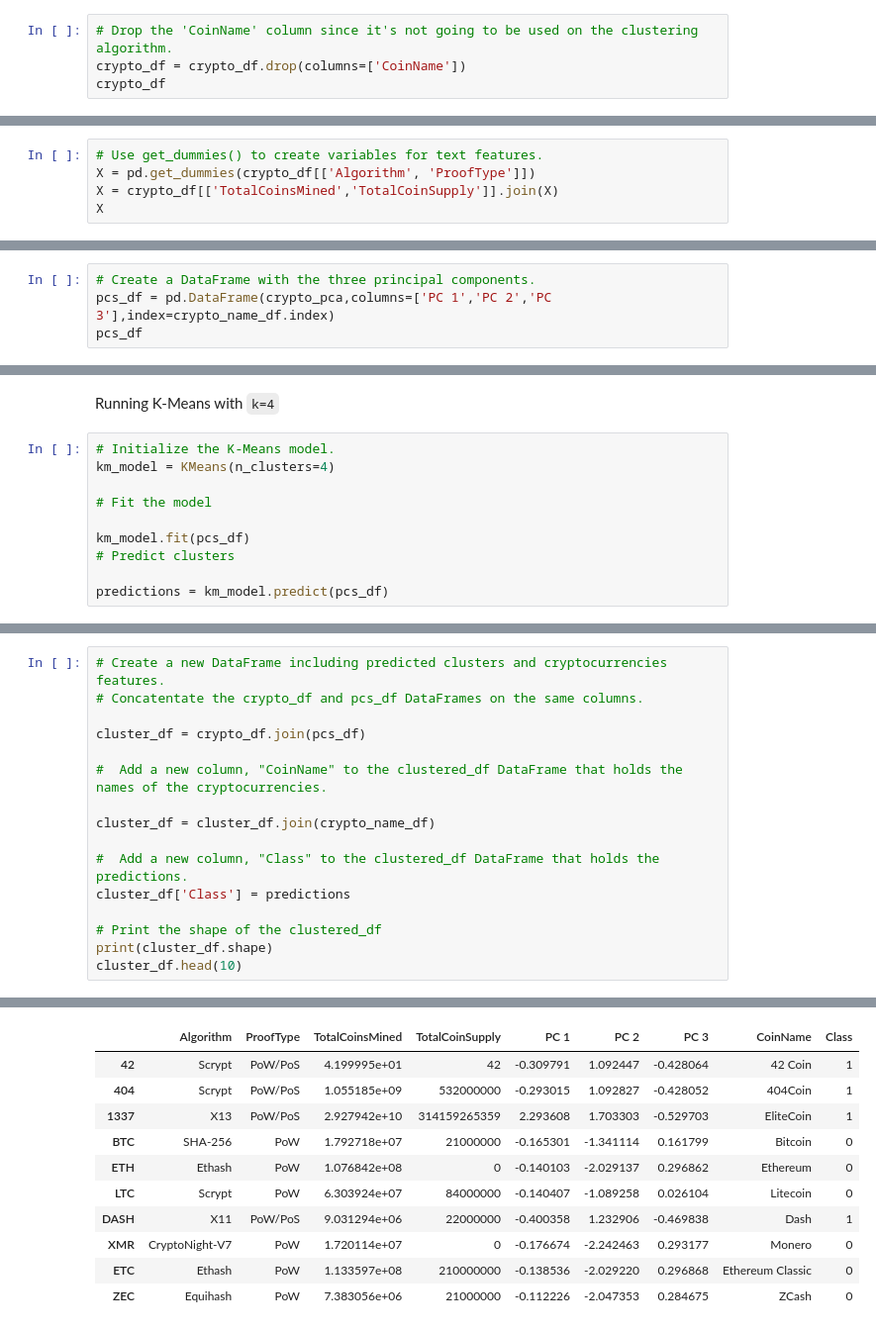
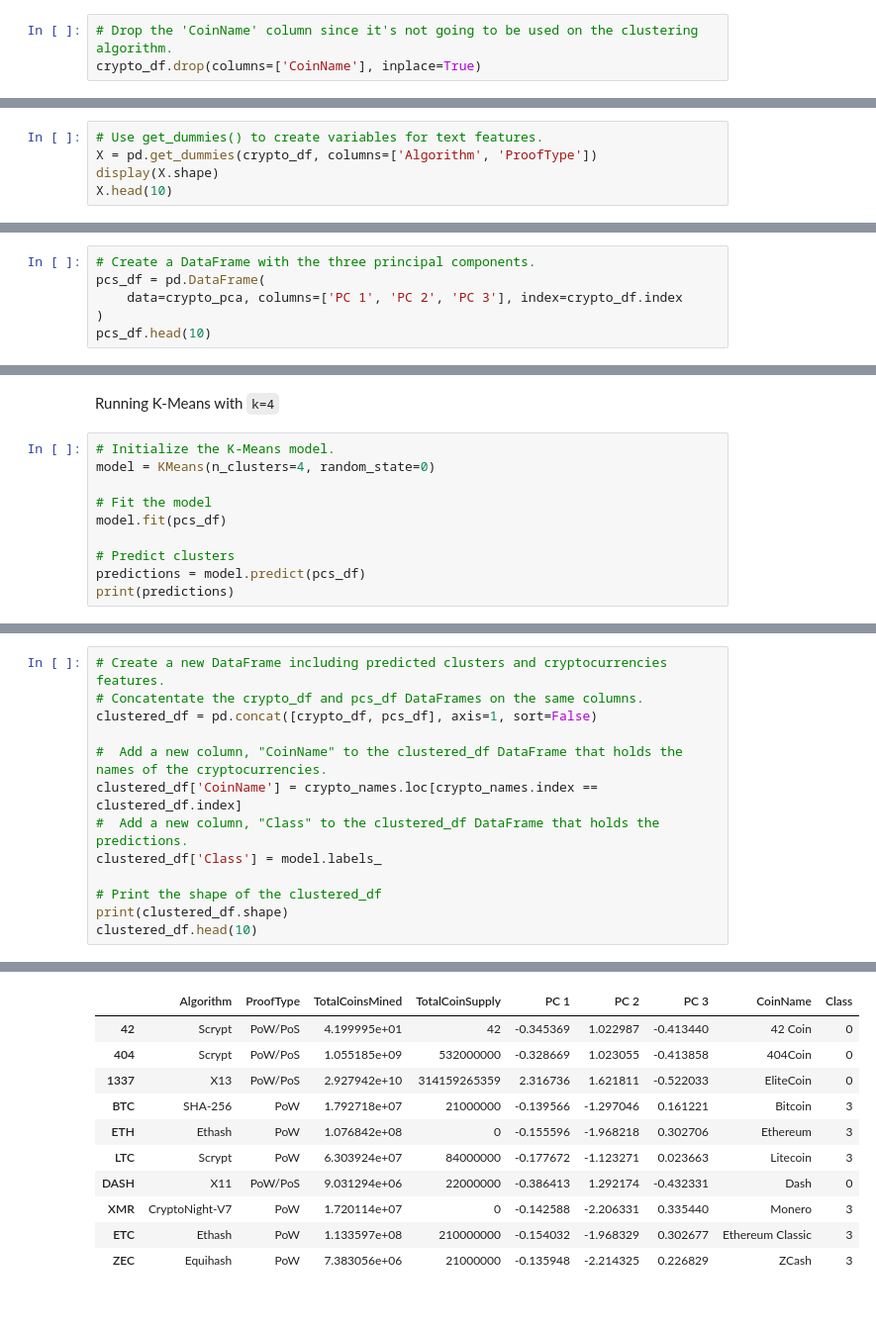
Before and after one commit to LJD0/Cryptocurrency_Clustering, a Jupyter notebook: crypto_clustering.ipynb, the cells around one changed output, grey strips where cells are left out. Shown: that part at 99% size. Cells and saved outputs as stored; diff of their text form.

```diff
--- a/crypto_clustering.ipynb
+++ b/crypto_clustering.ipynb
@@ -65,4 +78,3 @@ crypto_name_df
 # %%
 # Drop the 'CoinName' column since it's not going to be used on the clustering algorithm.
-crypto_df = crypto_df.drop(columns=['CoinName'])
-crypto_df
+crypto_df.drop(columns=['CoinName'], inplace=True)
@@ -83,6 +81,6 @@ crypto_df
 # %%
 # Use get_dummies() to create variables for text features.
-X = pd.get_dummies(crypto_df[['Algorithm', 'ProofType']])
-X = crypto_df[['TotalCoinsMined','TotalCoinSupply']].join(X)
-X
+X = pd.get_dummies(crypto_df, columns=['Algorithm', 'ProofType'])
+display(X.shape)
+X.head(10)
 # %% [output]
@@ -127,6 +135,8 @@ crypto_pca = pca.fit_transform(X_scaled)
 # %%
 # Create a DataFrame with the three principal components.
-pcs_df = pd.DataFrame(crypto_pca,columns=['PC 1','PC 2','PC 3'],index=crypto_name_df.index)
-pcs_df
+pcs_df = pd.DataFrame(
+    data=crypto_pca, columns=['PC 1', 'PC 2', 'PC 3'], index=crypto_df.index
+)
+pcs_df.head(10)
 # %% [output]
 |  | PC 1 | PC 2 | PC 3 |
@@ -169,11 +175,11 @@ df_elbow.hvplot.line(x="k", y="inertia", xticks=k, title="Elbow Curve")
 Running K-Means with `k=4`
 # %%
 # Initialize the K-Means model.
-km_model = KMeans(n_clusters=4)
+model = KMeans(n_clusters=4, random_state=0)
 
 # Fit the model
+model.fit(pcs_df)
 
-km_model.fit(pcs_df)
 # Predict clusters
-
-predictions = km_model.predict(pcs_df)
+predictions = model.predict(pcs_df)
+print(predictions)
@@ -180,29 +202,26 @@ predictions = km_model.predict(pcs_df)
 # %%
 # Create a new DataFrame including predicted clusters and cryptocurrencies features.
 # Concatentate the crypto_df and pcs_df DataFrames on the same columns.
-
-cluster_df = crypto_df.join(pcs_df)
+clustered_df = pd.concat([crypto_df, pcs_df], axis=1, sort=False)
 
 #  Add a new column, "CoinName" to the clustered_df DataFrame that holds the names of the cryptocurrencies.
-
-cluster_df = cluster_df.join(crypto_name_df)
-
+clustered_df['CoinName'] = crypto_names.loc[crypto_names.index == clustered_df.index]
 #  Add a new column, "Class" to the clustered_df DataFrame that holds the predictions.
-cluster_df['Class'] = predictions
+clustered_df['Class'] = model.labels_
 
 # Print the shape of the clustered_df
-print(cluster_df.shape)
-cluster_df.head(10)
+print(clustered_df.shape)
+clustered_df.head(10)
 # %% [output]
 (532, 9)
 |  | Algorithm | ProofType | TotalCoinsMined | TotalCoinSupply | PC 1 | PC 2 | PC 3 | CoinName | Class |
-| 42 | Scrypt | PoW/PoS | 4.199995e+01 | 42 | -0.309791 | 1.092447 | -0.428064 | 42 Coin | 1 |
-| 404 | Scrypt | PoW/PoS | 1.055185e+09 | 532000000 | -0.293015 | 1.092827 | -0.428052 | 404Coin | 1 |
-| 1337 | X13 | PoW/PoS | 2.927942e+10 | 314159265359 | 2.293608 | 1.703303 | -0.529703 | EliteCoin | 1 |
-| BTC | SHA-256 | PoW | 1.792718e+07 | 21000000 | -0.165301 | -1.341114 | 0.161799 | Bitcoin | 0 |
-| ETH | Ethash | PoW | 1.076842e+08 | 0 | -0.140103 | -2.029137 | 0.296862 | Ethereum | 0 |
-| LTC | Scrypt | PoW | 6.303924e+07 | 84000000 | -0.140407 | -1.089258 | 0.026104 | Litecoin | 0 |
-| DASH | X11 | PoW/PoS | 9.031294e+06 | 22000000 | -0.400358 | 1.232906 | -0.469838 | Dash | 1 |
-| XMR | CryptoNight-V7 | PoW | 1.720114e+07 | 0 | -0.176674 | -2.242463 | 0.293177 | Monero | 0 |
-| ETC | Ethash | PoW | 1.133597e+08 | 210000000 | -0.138536 | -2.029220 | 0.296868 | Ethereum Classic | 0 |
-| ZEC | Equihash | PoW | 7.383056e+06 | 21000000 | -0.112226 | -2.047353 | 0.284675 | ZCash | 0 |
+| 42 | Scrypt | PoW/PoS | 4.199995e+01 | 42 | -0.345369 | 1.022987 | -0.413440 | 42 Coin | 0 |
+| 404 | Scrypt | PoW/PoS | 1.055185e+09 | 532000000 | -0.328669 | 1.023055 | -0.413858 | 404Coin | 0 |
+| 1337 | X13 | PoW/PoS | 2.927942e+10 | 314159265359 | 2.316736 | 1.621811 | -0.522033 | EliteCoin | 0 |
+| BTC | SHA-256 | PoW | 1.792718e+07 | 21000000 | -0.139566 | -1.297046 | 0.161221 | Bitcoin | 3 |
+| ETH | Ethash | PoW | 1.076842e+08 | 0 | -0.155596 | -1.968218 | 0.302706 | Ethereum | 3 |
+| LTC | Scrypt | PoW | 6.303924e+07 | 84000000 | -0.177672 | -1.123271 | 0.023663 | Litecoin | 3 |
+| DASH | X11 | PoW/PoS | 9.031294e+06 | 22000000 | -0.386413 | 1.292174 | -0.432331 | Dash | 0 |
+| XMR | CryptoNight-V7 | PoW | 1.720114e+07 | 0 | -0.142588 | -2.206331 | 0.335440 | Monero | 3 |
+| ETC | Ethash | PoW | 1.133597e+08 | 210000000 | -0.154032 | -1.968329 | 0.302677 | Ethereum Classic | 3 |
+| ZEC | Equihash | PoW | 7.383056e+06 | 21000000 | -0.135948 | -2.214325 | 0.226829 | ZCash | 3 |
```
Also changed, not shown: parts of 28 cells of this notebook, 15 other files.
